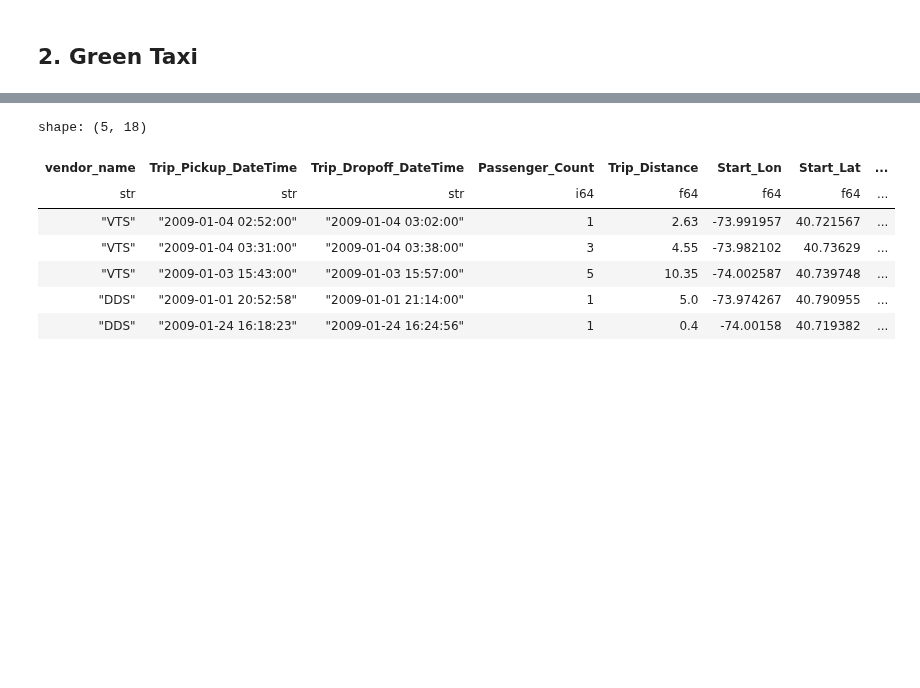
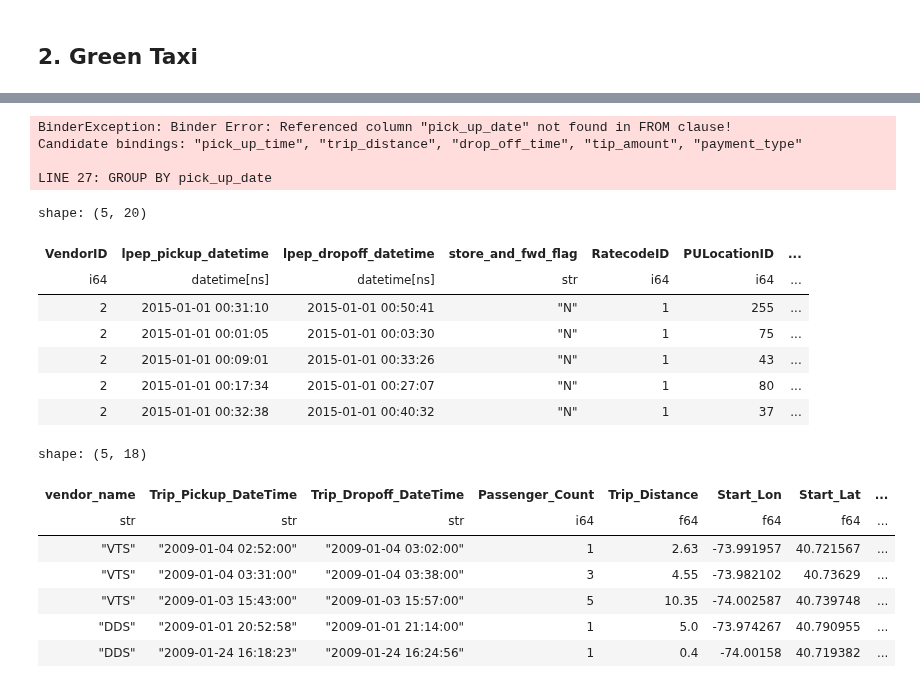
Before and after one commit to imdwipayana/Battlefield, a Jupyter notebook: DuckDB/Time_Series_Taxi/yellow_ts_2023.ipynb, the cells around one changed output, grey strips where cells are left out. Drawn from its saved outputs; the diff is of its cells as text; code cells hidden in the pictures; blank space fills up the shorter version.

```diff
--- a/DuckDB/Time_Series_Taxi/yellow_ts_2023.ipynb
+++ b/DuckDB/Time_Series_Taxi/yellow_ts_2023.ipynb
@@ -303,3 +363,54 @@ The trend is decreasing. The biggest drop was during the covid pandemic. The dai
+# %%
+query_green_count = """
+WITH CTE_green_2014_2023 AS (
+    SELECT
+        lpep_pickup_datetime AS pick_up_time,
+        lpep_dropoff_datetime AS drop_off_time,
+        passenger_count,
+        trip_distance,
+        payment_type,
+        total_amount,
+        tip_amount
+    FROM 'C:/Users/ekadw/Documents/DATA/NY_Taxi/*/green_taxi/green_tripdata_*.parquet'
+    WHERE lpep_pickup_datetime IS NOT NULL
+        AND lpep_dropoff_datetime IS NOT NULL
+        AND passenger_count IS NOT NULL
+        AND trip_distance IS NOT NULL
+        AND payment_type IS NOT NULL
+        AND total_amount IS NOT NULL
+        AND tip_amount IS NOT NULL
+        AND lpep_pickup_datetime >= '2014-01-01'
+        AND lpep_pickup_datetime < '2023-10-01'
+)
+
+SELECT
+    pick_up_date AS day_of_trip,
+    COUNT(*) AS total_trip
+FROM CTE_green_2014_2023
+GROUP BY pick_up_date
+ORDER BY pick_up_date
+"""
+
+con = duckdb.connect()
+df_green_count = con.execute(query_green_count).fetchdf()
+df_green_count.head()
+# %% [output]
+BinderException: Binder Error: Referenced column "pick_up_date" not found in FROM clause!
+Candidate bindings: "pick_up_time", "trip_distance", "drop_off_time", "tip_amount", "payment_type"
+
+LINE 27: GROUP BY pick_up_date
+# %%
+green_2014 = pl.read_parquet(r"C:\Users\ekadw\Documents\DATA\NY_Taxi\2015\green_taxi\green_tripdata_2015-01.parquet")
+green_2014.head()
+# %% [output]
+shape: (5, 20)
+| VendorID | lpep_pickup_datetime | lpep_dropoff_datetime | store_and_fwd_flag | RatecodeID | PULocationID | ... |
+| i64 | datetime[ns] | datetime[ns] | str | i64 | i64 | ... |
+| 2 | 2015-01-01 00:31:10 | 2015-01-01 00:50:41 | "N" | 1 | 255 | ... |
+| 2 | 2015-01-01 00:01:05 | 2015-01-01 00:03:30 | "N" | 1 | 75 | ... |
+| 2 | 2015-01-01 00:09:01 | 2015-01-01 00:33:26 | "N" | 1 | 43 | ... |
+| 2 | 2015-01-01 00:17:34 | 2015-01-01 00:27:07 | "N" | 1 | 80 | ... |
+| 2 | 2015-01-01 00:32:38 | 2015-01-01 00:40:32 | "N" | 1 | 37 | ... |
 # %%
 yellow_2009 = pl.read_parquet(r"C:\Users\ekadw\Documents\DATA\NY_Taxi\2009\yellow_taxi_2009\yellow_tripdata_2009-01.parquet")
 yellow_2009.head()
```
Also changed, not shown: parts of 8 cells of this notebook.
